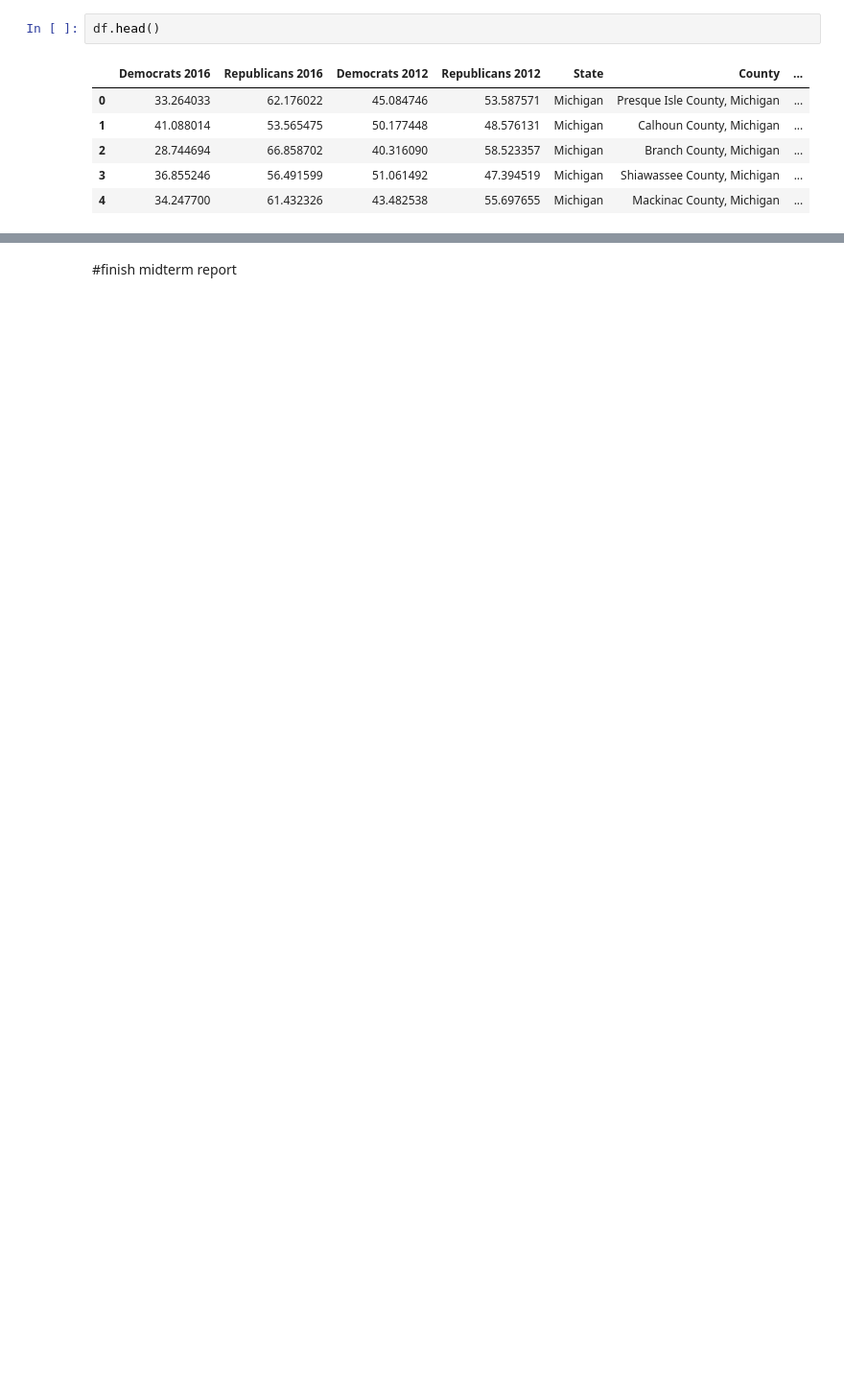
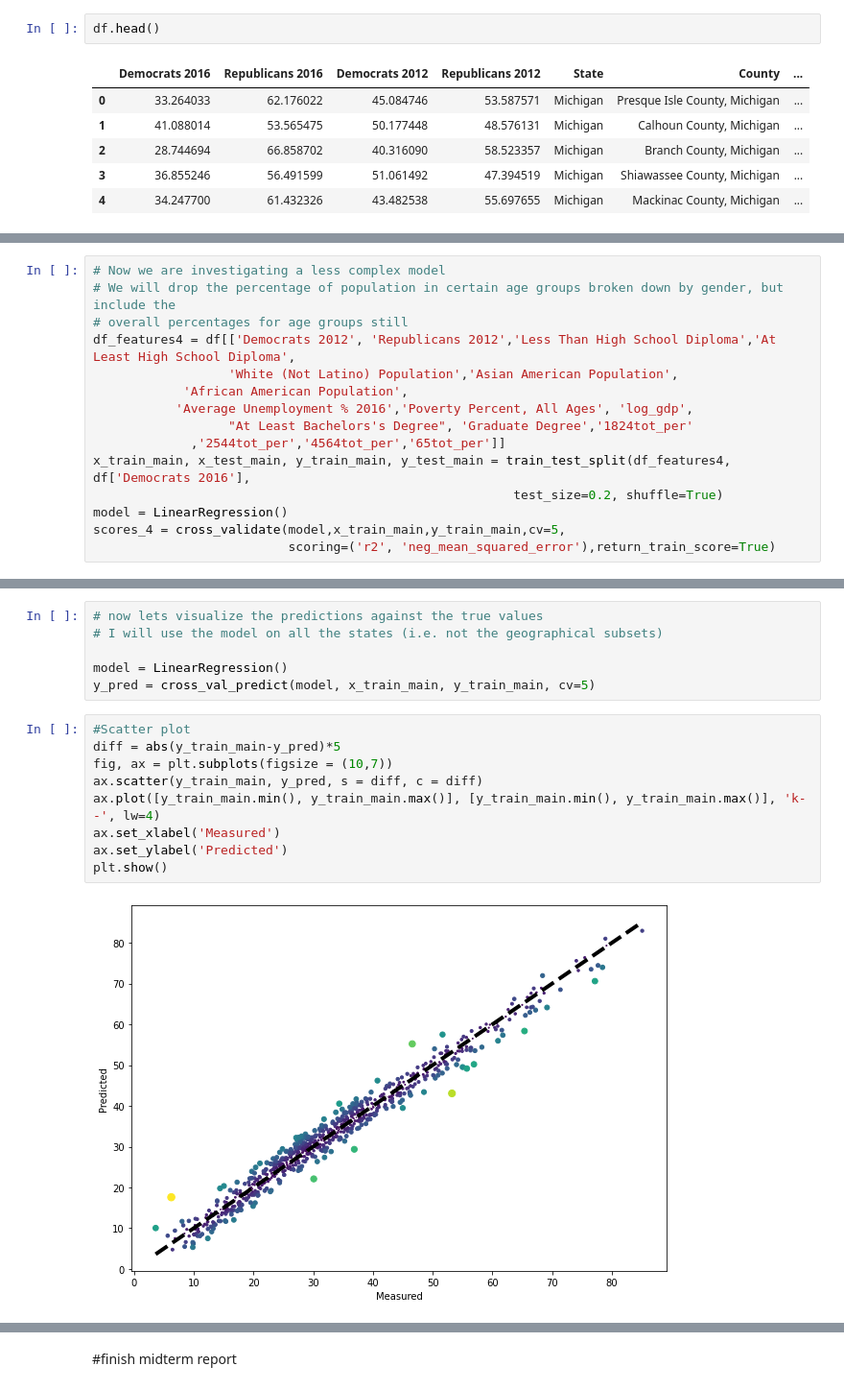
Before and after one commit to eweed001/ORIE-4741-Project, a Jupyter notebook: Model Construction.ipynb, the cells around one changed output, grey strips where cells are left out. Shown at 96% size. Drawn from its saved outputs; the diff is of its cells as text; blank space fills up the shorter version.

Commit message:
Cleaned code and added visualizations

```diff
--- a/Model Construction.ipynb
+++ b/Model Construction.ipynb
@@ -354,0 +189,15 @@ print(scores_northeast)
+# %%
+# Now we are investigating a less complex model
+# We will drop the percentage of population in certain age groups broken down by gender, but include the
+# overall percentages for age groups still
+df_features4 = df[['Democrats 2012', 'Republicans 2012','Less Than High School Diploma','At Least High School Diploma',
+                  'White (Not Latino) Population','Asian American Population',
+            'African American Population',
+           'Average Unemployment % 2016','Poverty Percent, All Ages', 'log_gdp',
+                  "At Least Bachelors's Degree", 'Graduate Degree','1824tot_per'
+             ,'2544tot_per','4564tot_per','65tot_per']]
+x_train_main, x_test_main, y_train_main, y_test_main = train_test_split(df_features4, df['Democrats 2016'],
+                                                        test_size=0.2, shuffle=True)
+model = LinearRegression()
+scores_4 = cross_validate(model,x_train_main,y_train_main,cv=5,
+                          scoring=('r2', 'neg_mean_squared_error'),return_train_score=True)
@@ -354,0 +329,17 @@ print(scores_northeast)
+# %%
+# now lets visualize the predictions against the true values
+# I will use the model on all the states (i.e. not the geographical subsets)
+
+model = LinearRegression()
+y_pred = cross_val_predict(model, x_train_main, y_train_main, cv=5)
+# %%
+#Scatter plot
+diff = abs(y_train_main-y_pred)*5
+fig, ax = plt.subplots(figsize = (10,7))
+ax.scatter(y_train_main, y_pred, s = diff, c = diff)
+ax.plot([y_train_main.min(), y_train_main.max()], [y_train_main.min(), y_train_main.max()], 'k--', lw=4)
+ax.set_xlabel('Measured')
+ax.set_ylabel('Predicted')
+plt.show()
+# %% [output]
+[figure, added]
```
Also changed, not shown: parts of 88 cells of this notebook.
